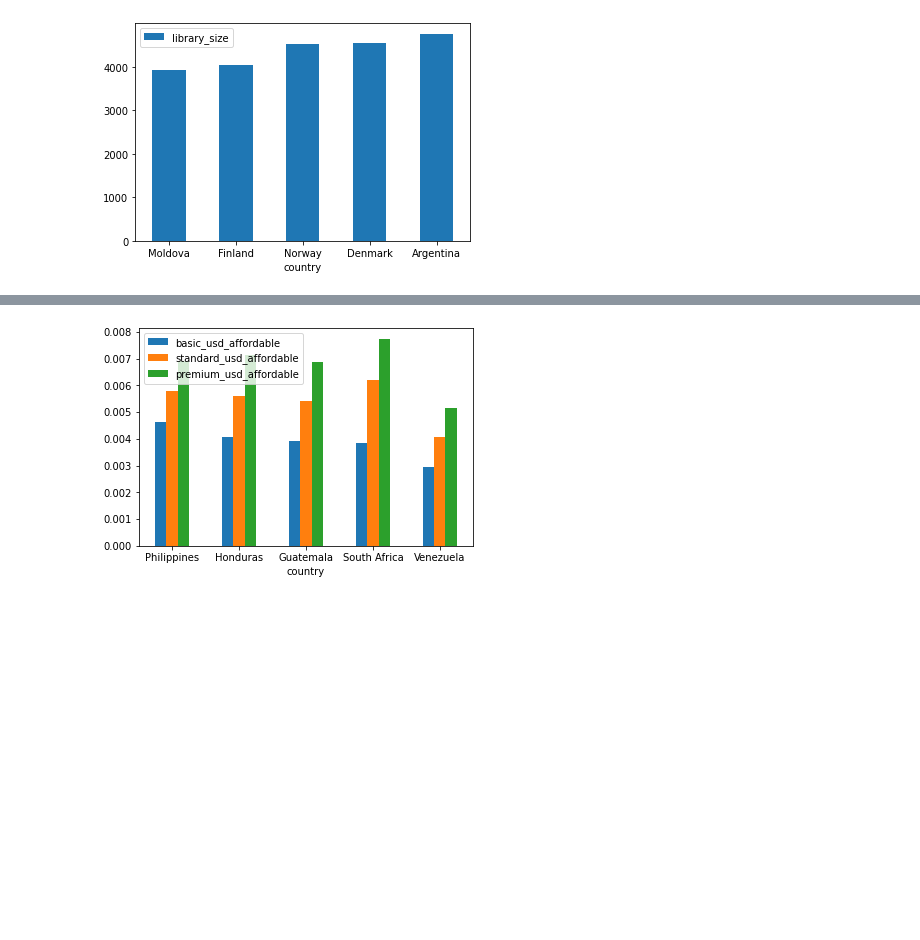
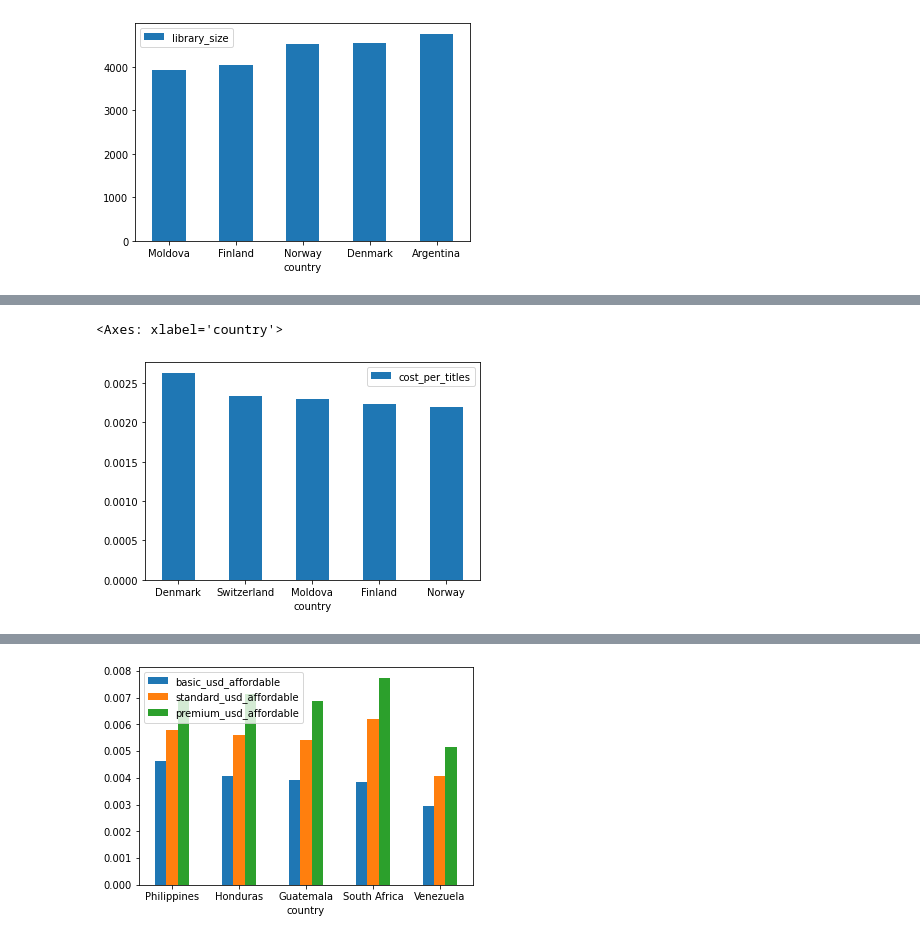
Before and after one commit to khralovich/netflix_fee_analysis, a Jupyter notebook: netflix.ipynb, the cells around one changed output, grey strips where cells are left out. Drawn from its saved outputs; the diff is of its cells as text; code cells hidden in the pictures; blank space fills up the shorter version.

```diff
--- a/netflix.ipynb
+++ b/netflix.ipynb
@@ -165,3 +176,5 @@ bottom_libs = final_data.sort_values('library_size', ascending=True).head(5)
 bottom_libs.plot.bar(x='country', y='library_size', rot=0);
 # %% [output]
 [figure]
+# %%
+final_data['cost_per_titles'] = final_data['basic_usd']/final_data['library_size']
@@ -167,0 +201,8 @@ bottom_libs.plot.bar(x='country', y='library_size', rot=0);
+# %%
+cost_per_title_top = final_data[['cost_per_titles', 'country']]
+# %%
+cost_per_title_top_5 = cost_per_title_top.sort_values('cost_per_titles', ascending=False).head(5)
+cost_per_title_top_5.plot.bar(x='country', rot=0)
+# %% [output]
+<Axes: xlabel='country'>
+[figure, added]
```
Also changed, not shown: parts of 15 cells of this notebook.
